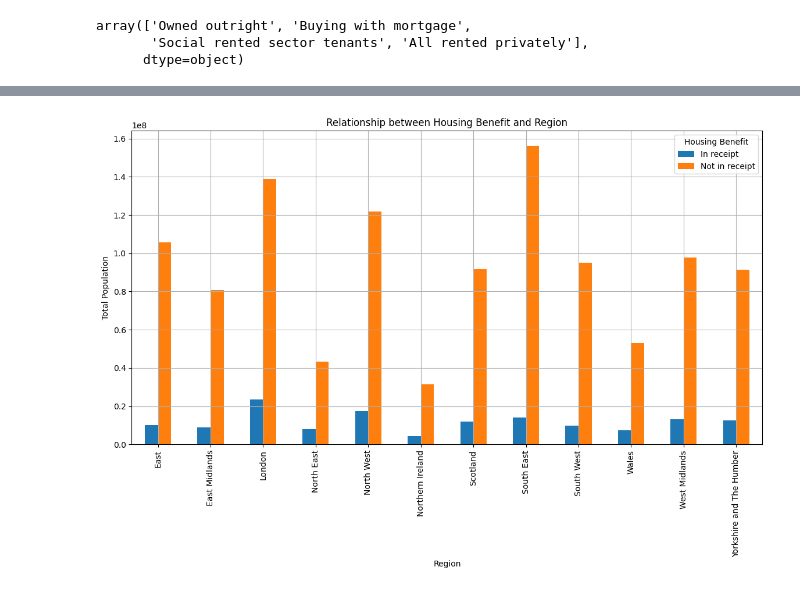
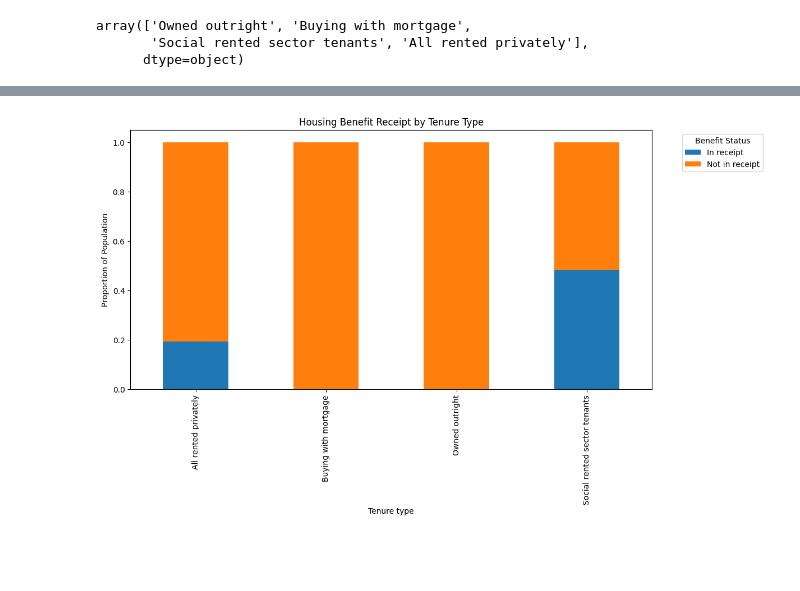
Before and after one commit to DhammikePremachandra/Housing_Tenure_and_Poverty, a Jupyter notebook: Tenure_and_Poverty.ipynb, the cells around one changed output, grey strips where cells are left out. Drawn from its saved outputs; the diff is of its cells as text; code cells hidden in the pictures; blank space fills up the shorter version.

```diff
--- a/Tenure_and_Poverty.ipynb
+++ b/Tenure_and_Poverty.ipynb
@@ -533,19 +404,16 @@ plt.show()
 # %%
-# Creating a pivot table to find the relationship between Housing benefit and Region
-housing_benefit_region = df.pivot_table(
-    index='Region',
+# Housing Benefit Analysis.
+benefit_analysis = df.pivot_table(
+    index='Tenure type',
     columns='Housing benefit',
     values='Total population',
     aggfunc='sum'
-)
+).apply(lambda x: x/x.sum(), axis=1)
 
-# Plotting the pivot table
-housing_benefit_region.plot(kind='bar', figsize=(14, 7))
-plt.title('Relationship between Housing Benefit and Region')
-plt.xlabel('Region')
-plt.ylabel('Total Population')
-plt.legend(title='Housing Benefit')
-plt.grid(True)
+benefit_analysis.plot(kind='bar', stacked=True, figsize=(12,6))
+plt.title('Housing Benefit Receipt by Tenure Type')
+plt.ylabel('Proportion of Population')
+plt.legend(title='Benefit Status', bbox_to_anchor=(1.05, 1))
 plt.show()
 # %% [output]
-[figure, old version]
+[figure, new version]
```
Also changed, not shown: parts of 28 cells of this notebook.
